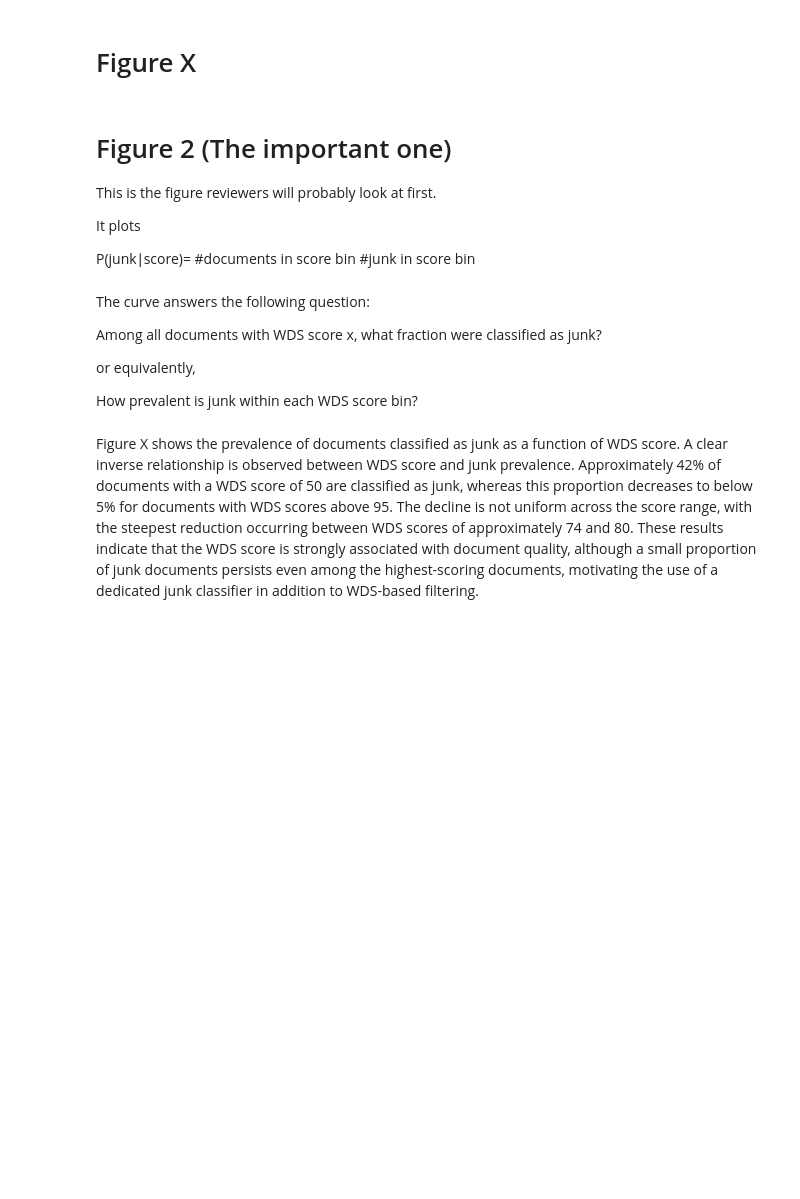
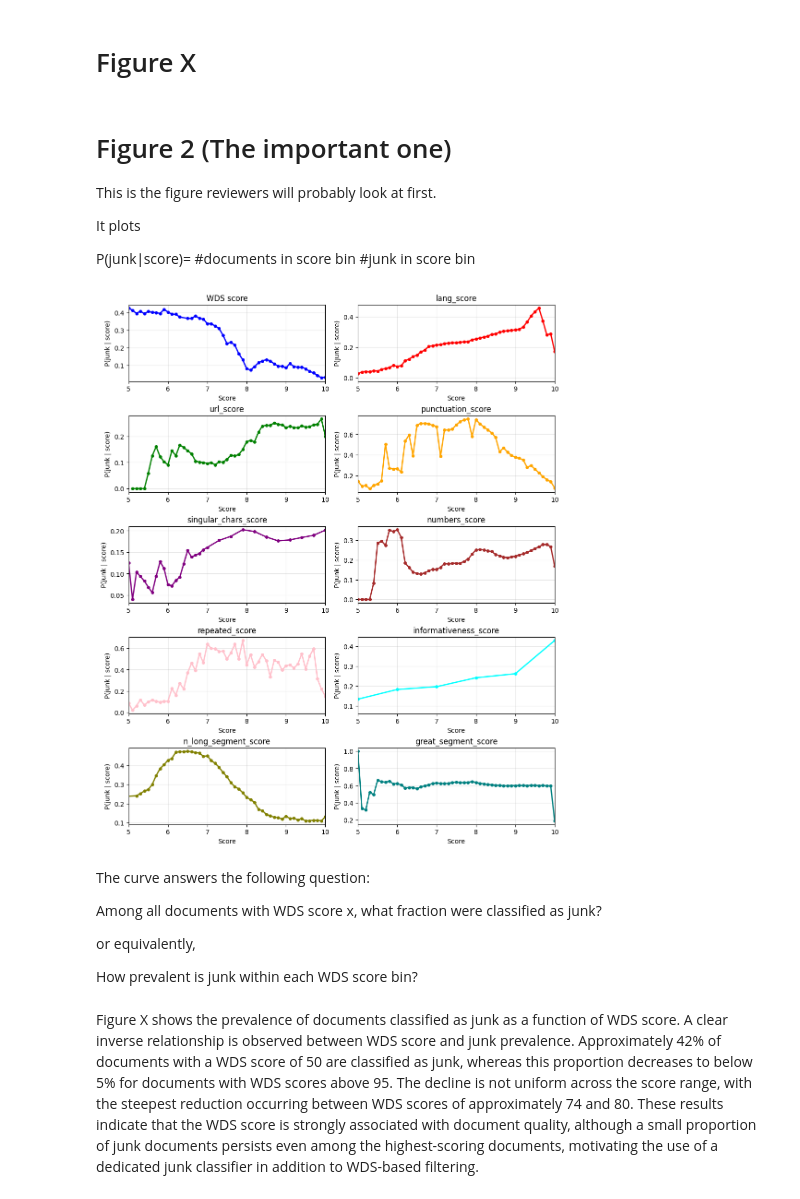
Before and after one commit to alrazz-n/persian_registers, a Jupyter notebook: Ham_Spam/Plots/Dist-hist.ipynb, the cells around one changed output. Cells and saved outputs as stored; diff of their text form; code cells hidden in the pictures; blank space fills up the shorter version.

```diff
--- a/Ham_Spam/Plots/Dist-hist.ipynb
+++ b/Ham_Spam/Plots/Dist-hist.ipynb
@@ -700,3 +750,63 @@ fig.update_xaxes(title_text="Score bin")
 fig.update_yaxes(title_text="P(junk | score)")
 
 fig.show()
+# %%
+import matplotlib.pyplot as plt
+import numpy as np
+
+fig, axes = plt.subplots(5, 2, figsize=(10, 12), constrained_layout=True)
+axes = axes.flatten()
+
+# One color per score
+colors = [
+    "blue",
+    "red",
+    "green",
+    "orange",
+    "purple",
+    "brown",
+    "pink",
+    "cyan",
+    "olive",
+    "teal",
+]
+
+for i, title in enumerate(titles):
+    ax = axes[i]
+
+    bins = sorted(data["all"][i].keys())
+
+    x = []
+    y = []
+
+    for b in bins:
+        all_count = data["all"][i][b]
+        junk_count = data["junk"][i].get(b, 0)
+
+        if all_count > 0:
+            x.append(b / 10)                  # Rescale 50–100 -> 5–10
+            y.append(junk_count / all_count)  # P(junk | score)
+
+    ax.plot(
+        x,
+        y,
+        marker="o",
+        linewidth=2,
+        markersize=4,
+        color=colors[i],
+    )
+
+    ax.set_title(title)
+    ax.set_xlabel("Score")
+    ax.set_ylabel("P(junk | score)")
+
+    ax.set_xlim(5, 10)
+    ax.set_xticks(np.arange(5, 11, 1))
+
+    ax.grid(True, alpha=0.3)
+
+#fig.suptitle("Fraction of documents classified as low quality by score", fontsize=16)
+
+plt.show()
+# %% [output]
+[figure, added]
```
Also changed, not shown: parts of 4 cells of this notebook, 2 other files.
